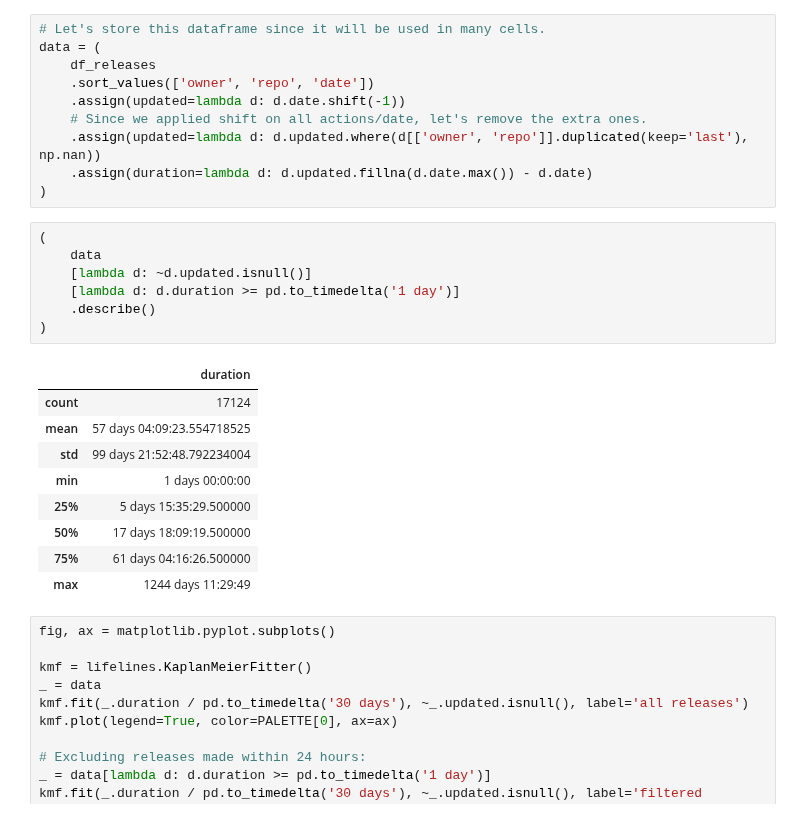
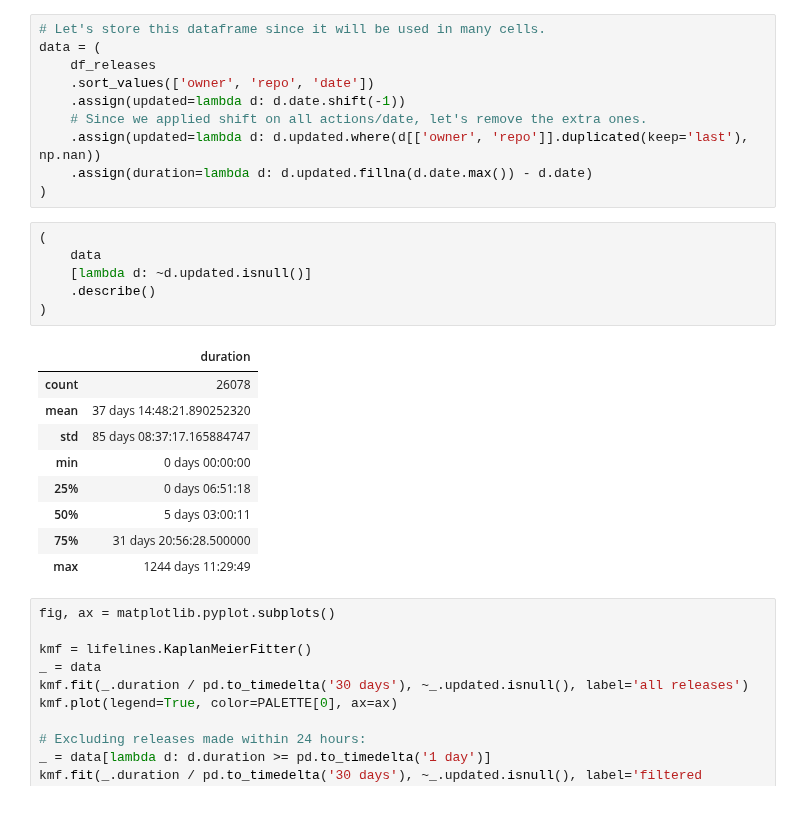
Before and after one commit to AlexandreDecan/secos-ghalag, a Jupyter notebook: notebooks/Release frequency.ipynb, the cells around one changed output. Drawn from its saved outputs; the diff is of its cells as text.

```diff
--- a/notebooks/Release frequency.ipynb
+++ b/notebooks/Release frequency.ipynb
@@ -499,19 +499,18 @@ data = (
 # %%
 (
     data
     [lambda d: ~d.updated.isnull()]
-    [lambda d: d.duration >= pd.to_timedelta('1 day')]
     .describe()
 )
 # %% [output]
 |  | duration |
-| count | 17124 |
-| mean | 57 days 04:09:23.554718525 |
-| std | 99 days 21:52:48.792234004 |
-| min | 1 days 00:00:00 |
-| 25% | 5 days 15:35:29.500000 |
-| 50% | 17 days 18:09:19.500000 |
-| 75% | 61 days 04:16:26.500000 |
+| count | 26078 |
+| mean | 37 days 14:48:21.890252320 |
+| std | 85 days 08:37:17.165884747 |
+| min | 0 days 00:00:00 |
+| 25% | 0 days 06:51:18 |
+| 50% | 5 days 03:00:11 |
+| 75% | 31 days 20:56:28.500000 |
 | max | 1244 days 11:29:49 |
 # %%
 fig, ax = matplotlib.pyplot.subplots()
```
Also changed, not shown: 3 other files.
